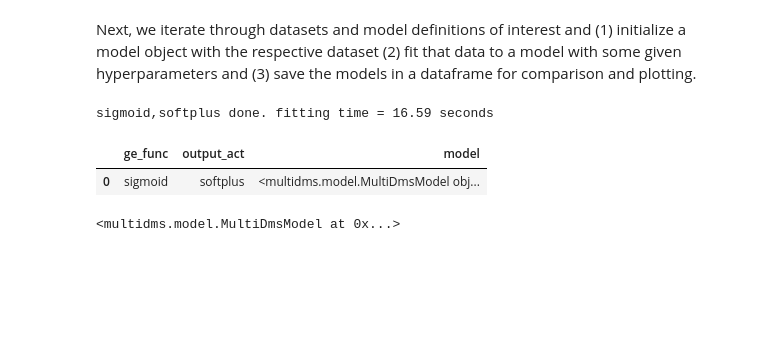
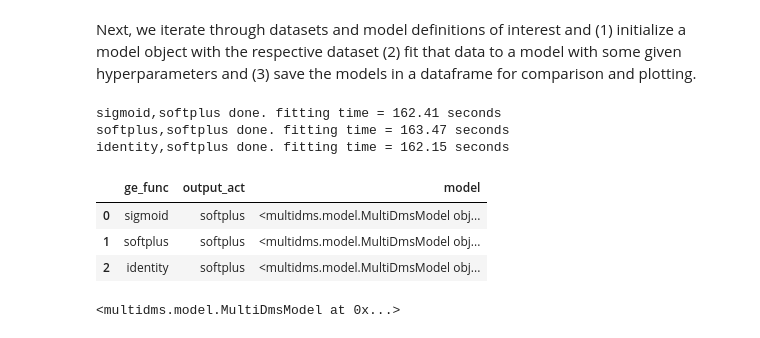
Before and after one commit to matsengrp/multidms, a Jupyter notebook: notebooks/fit-display-delta-omicron-example.ipynb, the cells around one changed output. Saved outputs shown, nothing was run; the diff lists cells and outputs as text; code cells hidden in the pictures; blank space fills up the shorter version.

```diff
--- a/notebooks/fit-display-delta-omicron-example.ipynb
+++ b/notebooks/fit-display-delta-omicron-example.ipynb
@@ -134,30 +134,34 @@ frozendict.frozendict({'Delta-2': '', 'Delta-3': '', 'Omicron_BA.1-2': 'H655Y E4
 Next, we iterate through datasets and model definitions of interest and (1) initialize a model object with the respective dataset (2) fit that data to a model with some given hyperparameters and (3) save the models in a dataframe for comparison and plotting.
 # %%
 models = defaultdict(list)
-for ge_func in ["sigmoid"]: #, "softplus", "identity"]:
+for ge_func in ["sigmoid", "softplus", "identity"]:
     for output_act in ["softplus"]:
 
         imodel = multidms.MultiDmsModel(
                 data,
                 epistatic_model=ge_func,
                 output_activation=output_act
         )
 
         start = time.time()
-        imodel.fit(lasso_shift=1e-5, maxiter=5, tol=1e-6)
+        imodel.fit(lasso_shift=1e-5, maxiter=5000, tol=1e-6)
         end = time.time()
         print(f"{ge_func},{output_act} done. fitting time = {round(end - start, 2)} seconds")
 
         models["ge_func"].append(ge_func)
         models["output_act"].append(output_act)
         models["model"].append(imodel)
 
 models_df = pd.DataFrame(models)
 models_df
 # %% [output]
-sigmoid,softplus done. fitting time = 16.59 seconds
+sigmoid,softplus done. fitting time = 162.41 seconds
+softplus,softplus done. fitting time = 163.47 seconds
+identity,softplus done. fitting time = 162.15 seconds
 |  | ge_func | output_act | model |
 | 0 | sigmoid | softplus | <multidms.model.MultiDmsModel obj... |
+| 1 | softplus | softplus | <multidms.model.MultiDmsModel obj... |
+| 2 | identity | softplus | <multidms.model.MultiDmsModel obj... |
 # %%
 a_model_object = models_df.loc[0, "model"]
 a_model_object
```
Also changed, not shown: parts of 10 cells of this notebook, 1 other file.
